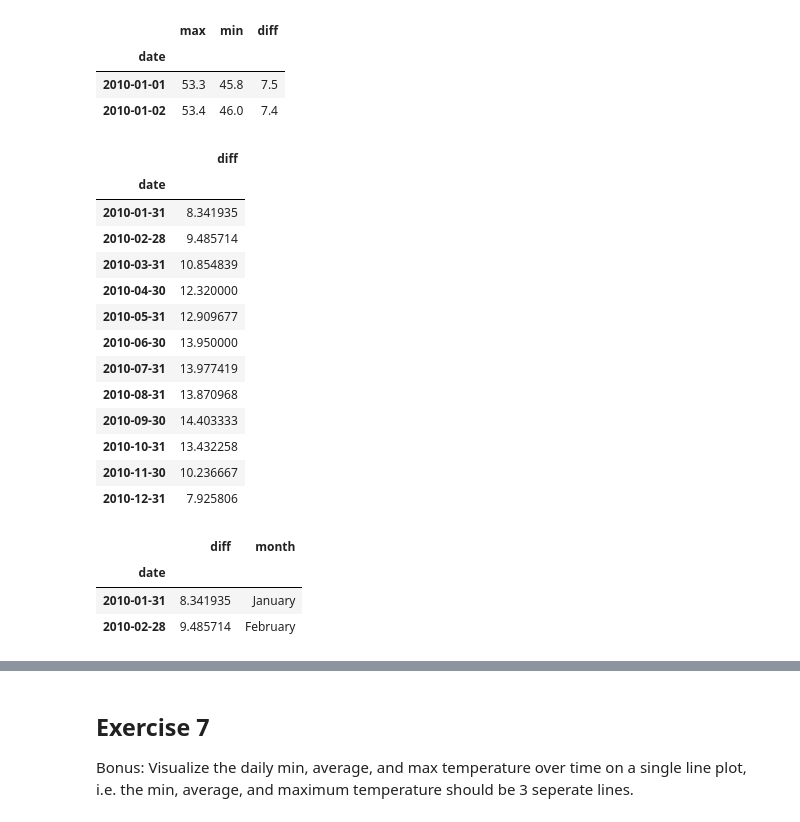
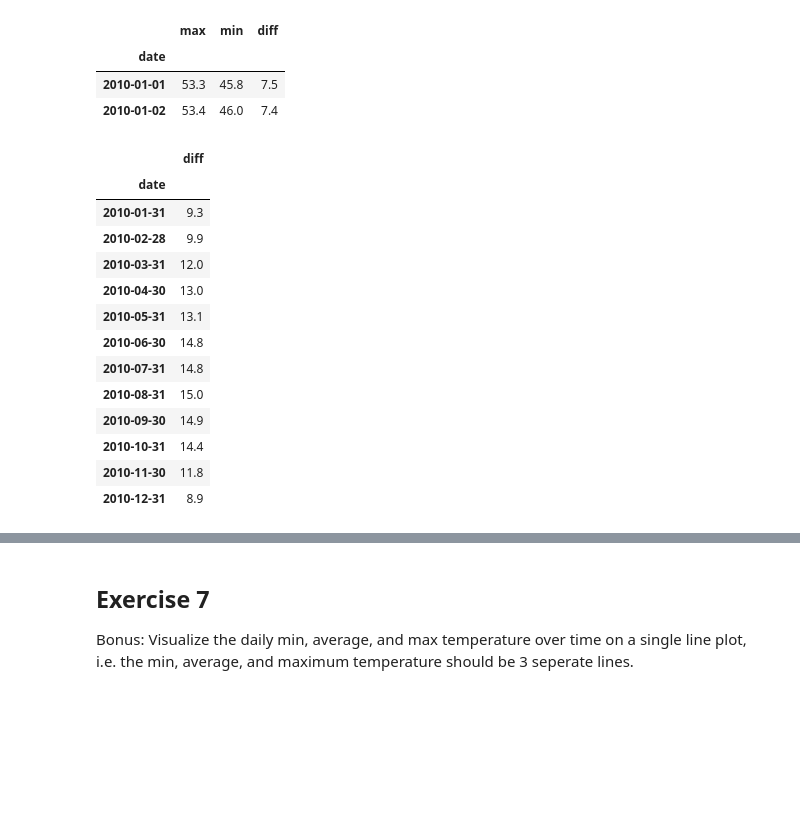
Before and after one commit to lainslie-18/time-series-exercises, a Jupyter notebook: time_series.ipynb, the cells around one changed output, grey strips where cells are left out. Drawn from its saved outputs; the diff is of its cells as text; code cells hidden in the pictures; blank space fills up the shorter version.

```diff
--- a/time_series.ipynb
+++ b/time_series.ipynb
@@ -166,30 +167,21 @@ daily.head(2)
 | 2010-01-02 | 53.4 | 46.0 | 7.4 |
 # %%
 # downsample from daily to monthly data
-monthly_avg = pd.DataFrame(daily.resample('M').diff.mean())
-monthly_avg
+monthly_max = pd.DataFrame(daily.resample('M').diff.max())
+monthly_max
 # %% [output]
 |  | diff |
 | date |  |
-| 2010-01-31 | 8.341935 |
-| 2010-02-28 | 9.485714 |
-| 2010-03-31 | 10.854839 |
-| 2010-04-30 | 12.320000 |
-| 2010-05-31 | 12.909677 |
-| 2010-06-30 | 13.950000 |
-| 2010-07-31 | 13.977419 |
-| 2010-08-31 | 13.870968 |
-| 2010-09-30 | 14.403333 |
-| 2010-10-31 | 13.432258 |
-| 2010-11-30 | 10.236667 |
-| 2010-12-31 | 7.925806 |
+| 2010-01-31 | 9.3 |
+| 2010-02-28 | 9.9 |
+| 2010-03-31 | 12.0 |
+| 2010-04-30 | 13.0 |
+| 2010-05-31 | 13.1 |
+| 2010-06-30 | 14.8 |
+| 2010-07-31 | 14.8 |
+| 2010-08-31 | 15.0 |
+| 2010-09-30 | 14.9 |
+| 2010-10-31 | 14.4 |
+| 2010-11-30 | 11.8 |
+| 2010-12-31 | 8.9 |
-# %%
-# assign a month column
-monthly_avg['month'] = monthly_avg.index.strftime('%B')
-monthly_avg.head(2)
-# %% [output]
-|  | diff | month |
-| date |  |  |
-| 2010-01-31 | 8.341935 | January |
-| 2010-02-28 | 9.485714 | February |
 # %%
```
Also changed, not shown: parts of 58 cells of this notebook.
